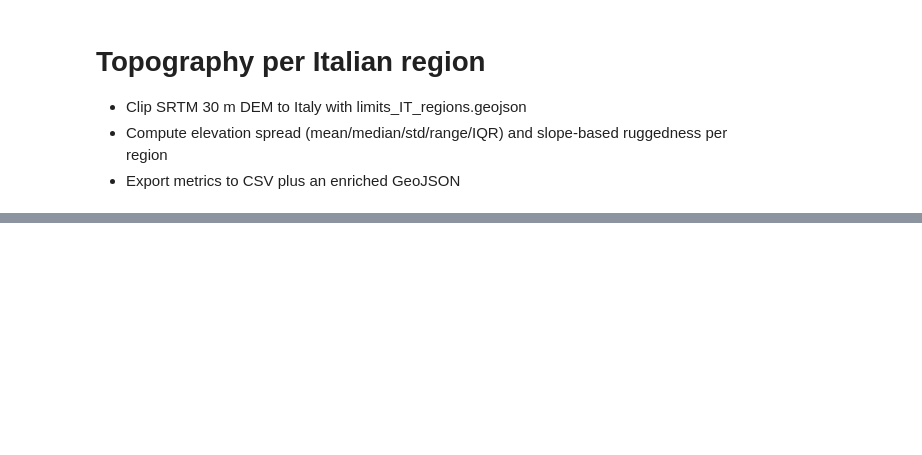
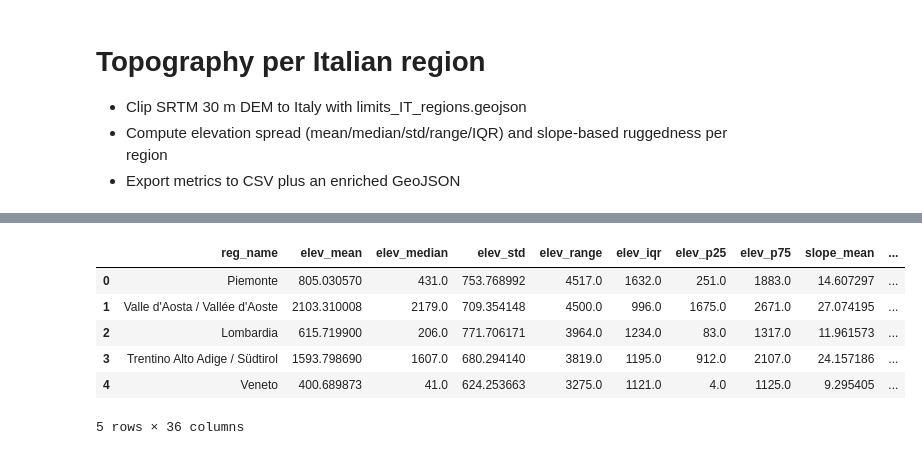
Before and after one commit to juanxgi83/juanxgi83.github.io, a Jupyter notebook: jupyter_notebooks/italy_accidents_region_analyses.ipynb, the cells around one changed output, grey strips where cells are left out. Cells and saved outputs as stored; diff of their text form; code cells hidden in the pictures; blank space fills up the shorter version.

```diff
--- a/jupyter_notebooks/italy_accidents_region_analyses.ipynb
+++ b/jupyter_notebooks/italy_accidents_region_analyses.ipynb
@@ -162,0 +329,38 @@ TypeError: Cannot convert fill_value nan to dtype int16
+# %%
+# Add 2024 per-capita vehicle metrics from master file and merge into merged_df
+weather_csv_path = data_dir / "italy_region_topography_weather_2024.csv"
+merged_df = pd.read_csv(weather_csv_path)
+
+master_path = data_dir / "italy_master_file_generated_from_regression_ipynb.json"
+master_df = pd.read_json(master_path)
+
+vehicles_cols = [c for c in master_df.columns if "per capita (vehicles" in c.lower() or "per capita (fleet" in c.lower()]
+veh_2024 = master_df.loc[master_df["TIME_PERIOD"] == 2024, ["Territory"] + vehicles_cols].copy()
+
+def _norm_region(s: pd.Series) -> pd.Series:
+    s = s.str.replace(r"\s*/\s*", " / ", regex=True)
+    s = s.str.replace(r"Trentino[- ]Alto Adige\s*/\s*S.*tirol", "Trentino Alto Adige / Südtirol", regex=True, case=False)
+    s = s.str.replace(r"Valle d['’]Aosta.*", "Valle d'Aosta / Vallée d'Aoste", regex=True, case=False)
+    return s
+
+merged_df[region_col] = _norm_region(merged_df[region_col])
+veh_2024["Territory"] = _norm_region(veh_2024["Territory"])
+veh_2024 = veh_2024.rename(columns={"Territory": region_col})
+
+# Drop any vehicle columns already present (_x/_y or otherwise) before merging fresh values
+existing_vehicle_cols = [c for c in merged_df.columns if ("per capita (vehicles" in c.lower()) or ("per capita (fleet" in c.lower())]
+merged_df = merged_df.drop(columns=existing_vehicle_cols, errors="ignore")
+merged_df = merged_df.merge(veh_2024, on=region_col, how="left")
+
+# Persist the enriched table so the next cell (fixed effects) can reuse it
+merged_df.to_csv(weather_csv_path, index=False)
+merged_df.to_csv(data_dir / "italy_region_topography_weather_2024.csv", index=False)
+merged_df.head()
+# %% [output]
+|  | reg_name | elev_mean | elev_median | elev_std | elev_range | elev_iqr | elev_p25 | elev_p75 | slope_mean | ... |
+| 0 | Piemonte | 805.030570 | 431.0 | 753.768992 | 4517.0 | 1632.0 | 251.0 | 1883.0 | 14.607297 | ... |
+| 1 | Valle d'Aosta / Vallée d'Aoste | 2103.310008 | 2179.0 | 709.354148 | 4500.0 | 996.0 | 1675.0 | 2671.0 | 27.074195 | ... |
+| 2 | Lombardia | 615.719900 | 206.0 | 771.706171 | 3964.0 | 1234.0 | 83.0 | 1317.0 | 11.961573 | ... |
+| 3 | Trentino Alto Adige / Südtirol | 1593.798690 | 1607.0 | 680.294140 | 3819.0 | 1195.0 | 912.0 | 2107.0 | 24.157186 | ... |
+| 4 | Veneto | 400.689873 | 41.0 | 624.253663 | 3275.0 | 1121.0 | 4.0 | 1125.0 | 9.295405 | ... |
+5 rows × 36 columns
```
Also changed, not shown: parts of 7 cells of this notebook, 40 other files.
